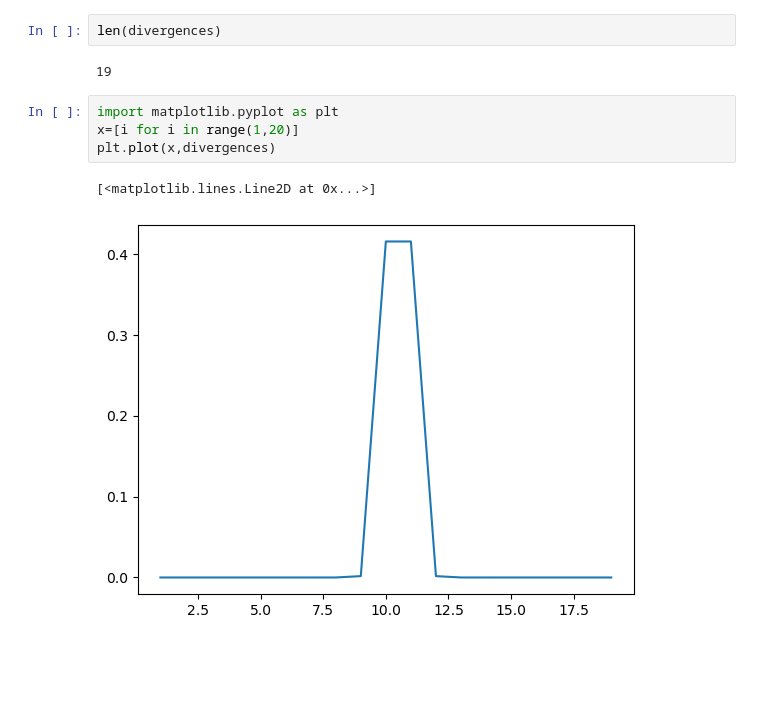
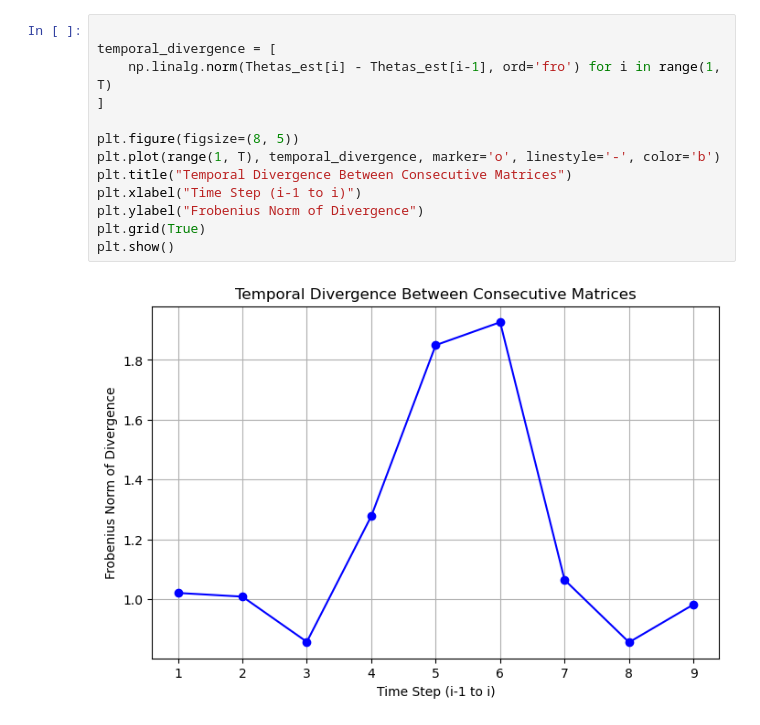
Before and after one commit to AlaaBouattour/TVGL-in-python, a Jupyter notebook: Examples/try.ipynb, the cells around one changed output. Cells and saved outputs as stored; diff of their text form; blank space fills up the shorter version.

```diff
--- a/Examples/try.ipynb
+++ b/Examples/try.ipynb
@@ -312,11 +239,15 @@ divergences
-# %%
-len(divergences)
-# %% [output]
-19
-# %%
-import matplotlib.pyplot as plt
-x=[i for i in range(1,20)]
-plt.plot(x,divergences)
-# %% [output]
-[<matplotlib.lines.Line2D at 0x...>]
-[figure, removed]
+# %%
+
+temporal_divergence = [
+    np.linalg.norm(Thetas_est[i] - Thetas_est[i-1], ord='fro') for i in range(1, T)
+]
+
+plt.figure(figsize=(8, 5))
+plt.plot(range(1, T), temporal_divergence, marker='o', linestyle='-', color='b')
+plt.title("Temporal Divergence Between Consecutive Matrices")
+plt.xlabel("Time Step (i-1 to i)")
+plt.ylabel("Frobenius Norm of Divergence")
+plt.grid(True)
+plt.show()
+# %% [output]
+[figure, added]
```
Also changed, not shown: parts of 19 cells of this notebook.
